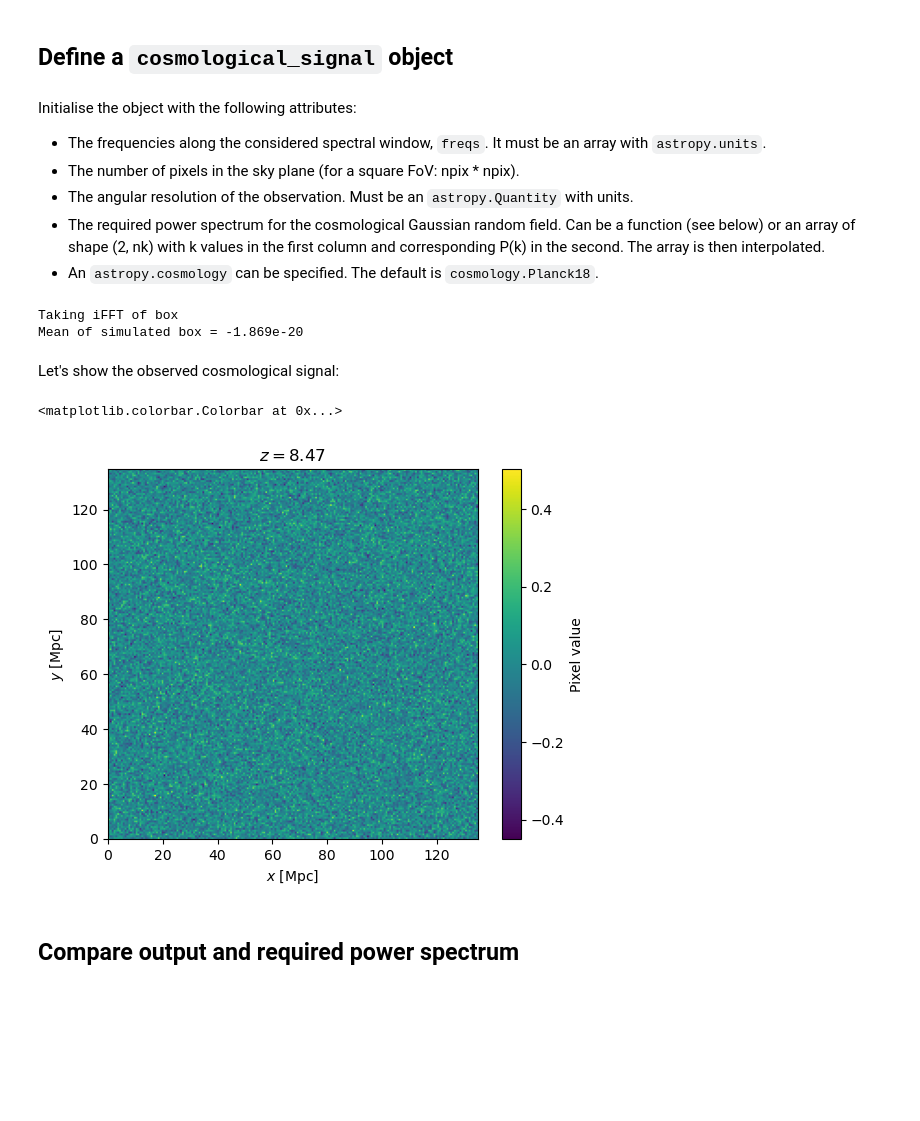
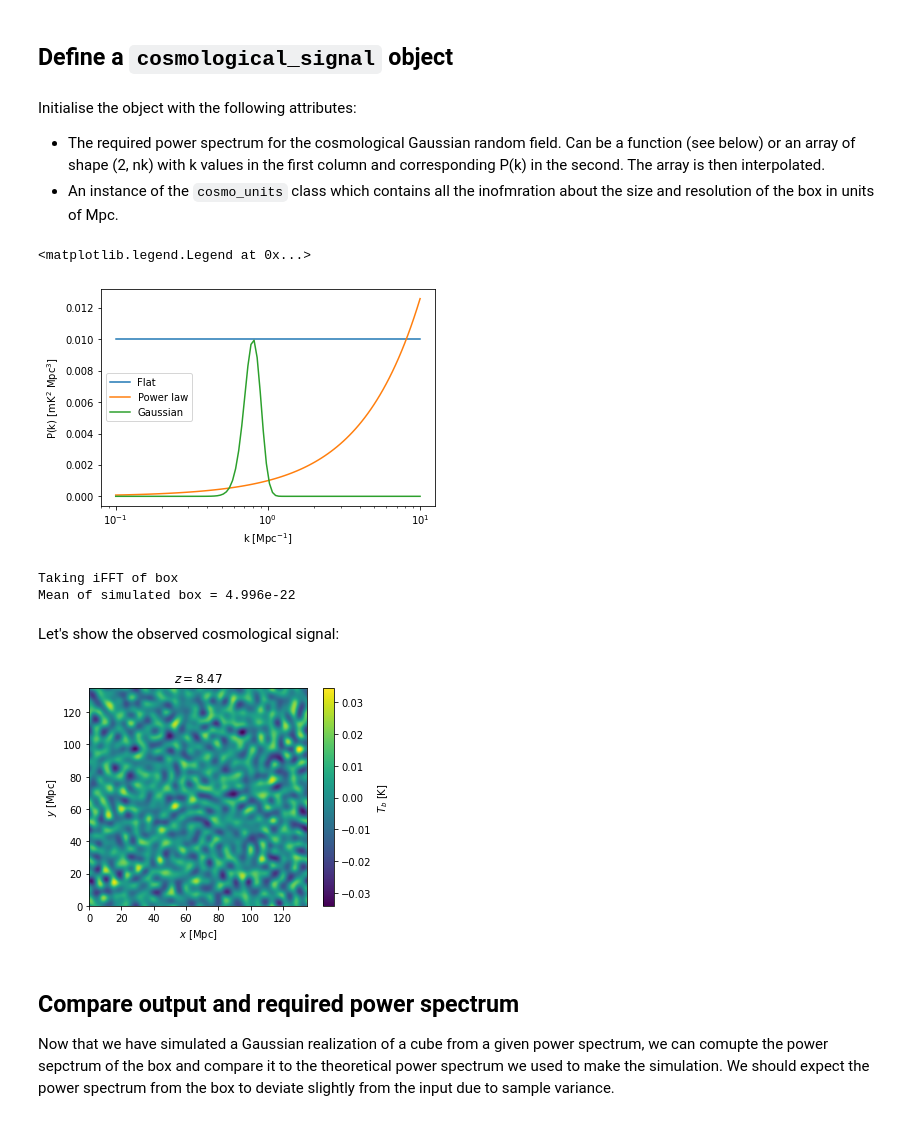
Before and after one commit to McGill-Cosmic-Dawn-Group/LIMstat, a Jupyter notebook: tutorials/tutorial_cosmo_signal.ipynb, the cells around one changed output. Drawn from its saved outputs; the diff is of its cells as text; code cells hidden in the pictures; blank space fills up the shorter version.

Commit message:
Updated cosmo signal tutorial

```diff
--- a/tutorials/tutorial_cosmo_signal.ipynb
+++ b/tutorials/tutorial_cosmo_signal.ipynb
@@ -20,6 +38,6 @@ fov = ang_res.to(units.rad) * npix #rad
 # %%
 # Simulation spectral specs
-nfreqs = 15
+nfreqs = 150
 df = 100e3 * units.Hz
 avg_nu = 150.e6 * units.Hz
 
@@ -28,5 +46,6 @@ spw_window = np.arange(avg_nu.value - df.value*nfreqs//2,
                        step=df.value) * units.Hz
 
 print(f'{spw_window.size} frequency channels, '
-      f'mean frequency {avg_nu.to(units.MHz):.1f}.')
+      f'mean frequency {avg_nu.to(units.MHz):.1f}, '
+      f'bandwidth {(max(spw_window)-min(spw_window)).to(units.MHz):.1f}.')
 # %% [output]
@@ -34,9 +55,27 @@ print(f'{spw_window.size} frequency channels, '
+# %%
+# From the observers POV, you can define your box size
+# wrt to the field of view and frequency window you'd like to simulate.
+cu = cosmo_units.cosmo_units(theta_x = fov,
+                            theta_y= fov,
+                            x_npix = npix,
+                            y_npix= npix,
+                            freqs =spw_window)
+
+
+# If you are coming at things from a theory POV
+# you can define your box like this where you already
+# know the size of the box you'd like to simulate in Mpc.
+
+cu2 = cosmo_units.cosmo_units(Lx = 200 * units. Mpc,
+                            Ly= 200 * units.Mpc ,
+                            Lz =200 * units.Mpc,
+                            x_npix = npix,
+                            y_npix= npix,
+                            z_npix= npix,
+                            )
 # %% [markdown]
 ## Define a `cosmological_signal` object
 # %% [markdown]
 Initialise the object with the following attributes:
-* The frequencies along the considered spectral window, `freqs`. It must be an array with `astropy.units`.
-* The number of pixels in the sky plane (for a square FoV: npix * npix).
-* The angular resolution of the observation. Must be an `astropy.Quantity` with units.
 * The required power spectrum for the cosmological Gaussian random field. Can be a function (see below) or an array of shape (2, nk) with k values in the first column and corresponding P(k) in the second. The array is then interpolated.
-* An `astropy.cosmology` can be specified. The default is `cosmology.Planck18`.
+* An instance of the `cosmo_units` class which contains all the inofmration about the size and resolution of the box in units of Mpc.
@@ -58,31 +137,39 @@ def flat_ps(k, amp=1e-3):
+# %%
+k =  np.logspace(-1, 1, 100)
+plt.plot(k, flat_ps(k), label='Flat')
+plt.plot(k, power_ps(k), label='Power law')
+plt.plot(k, gaussian_ps(k), label='Gaussian')
+plt.xscale('log')
+# plt.yscale('log')
+plt.xlabel(r'k [Mpc$^{-1}$]')
+plt.ylabel('P(k) [mK$^{2}$ Mpc$^3$]')
+plt.legend()
+# %% [output]
+<matplotlib.legend.Legend at 0x...>
+[figure, added]
 # %%
 # Define object
 universe = cosmological_signal(
-    ps=flat_ps,
-    freqs=spw_window,
-    npix=npix,
-    ang_res=ang_res,
+    ps=gaussian_ps,
+    cosmo_units=cu,
     verbose=True
 )
 # Generate simulation box for a given amplitude of the flat power spectrum
-amp = 10.e-3
-box = universe.make_universe(amp=amp)
+box = universe.make_universe()
 # %% [output]
 Taking iFFT of box
-Mean of simulated box = -1.869e-20
+Mean of simulated box = 4.996e-22
 # %% [markdown]
 Let's show the observed cosmological signal:
 # %%
 plt.figure()
-plt.imshow(box[:, :, universe.nfreqs//2],
+plt.imshow(box[:, :, cu.z_npix//2],
            origin='lower',
-           extent=(0, universe.L, 0, universe.L))
+           extent=(0, cu.Lx.value, 0, cu.Ly.value))
 plt.xlabel(r'$x$ [Mpc]')
 plt.ylabel(r'$y$ [Mpc]')
-plt.title(fr'$z={universe.avg_z:.2f}$')
-plt.colorbar(label='Pixel value')
+plt.title(fr'$z={cu.z:.2f}$')
+plt.colorbar(label=r'$T_b$ [K]')
+plt.show()
 # %% [output]
-<matplotlib.colorbar.Colorbar at 0x...>
-[figure, old version]
+[figure, new version]
-# %% [markdown]
-## Compare output and required power spectrum
@@ -103,0 +176,4 @@ kweights, pspec_1d = pspec.compute_1D_pspec()
+# %% [markdown]
+## Compare output and required power spectrum
+
+Now that we have simulated a Gaussian realization of a cube from a given power spectrum, we can comupte the power sepctrum of the box and compare it to the theoretical power spectrum we used to make the simulation. We should expect the power spectrum from the box to deviate slightly from the input due to sample variance.
```
Also changed, not shown: parts of 25 cells of this notebook.
